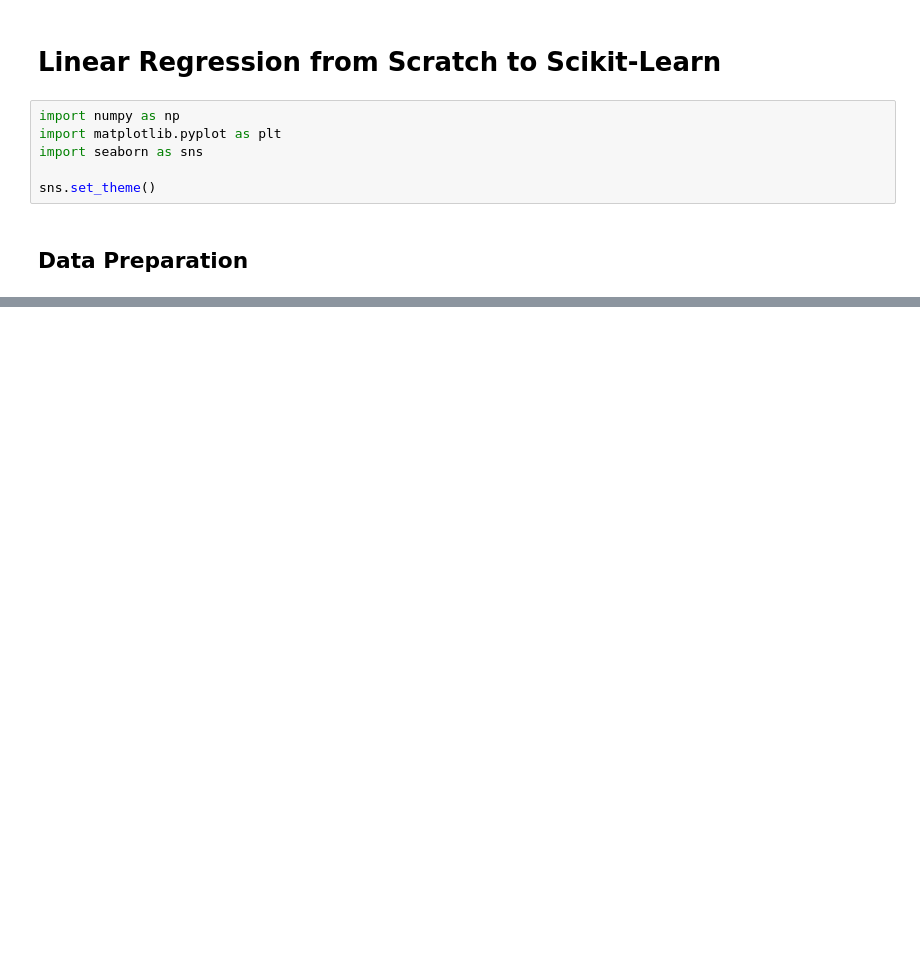
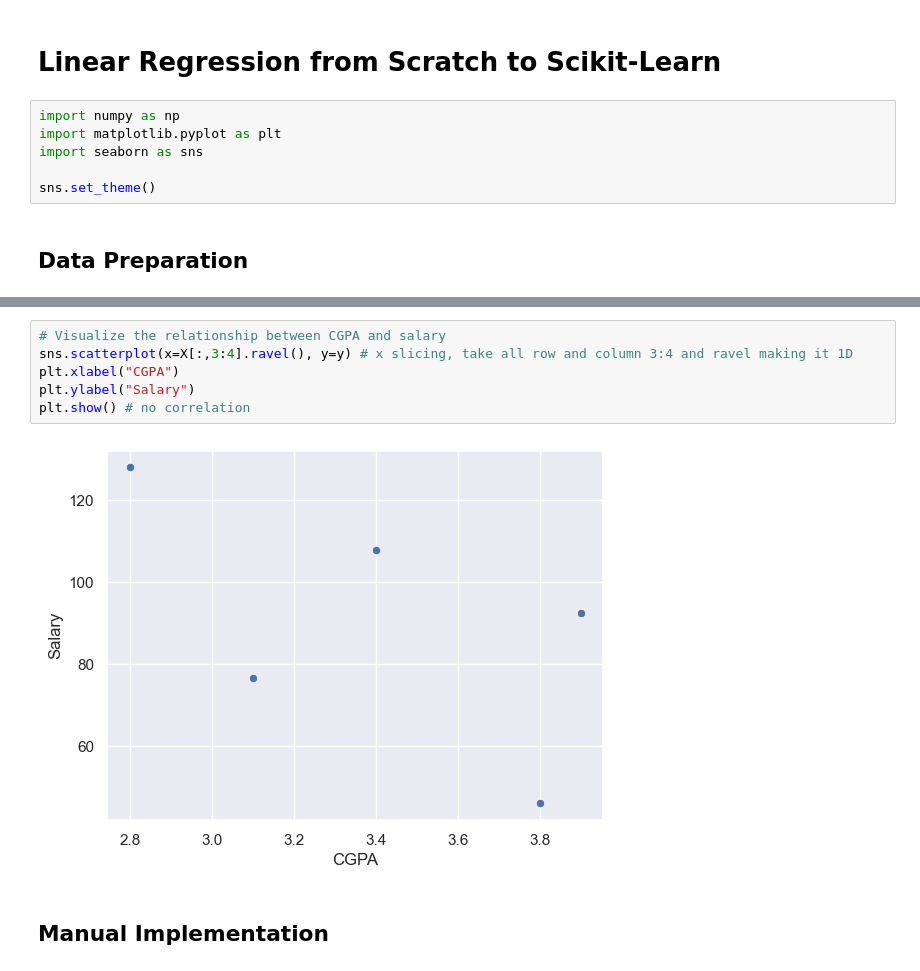
Before and after one commit to AlgoAbrar/Phitron_Ai_ML, a Jupyter notebook: Month_02_Machine_Learning/Module_11/multiple_linear_regression.ipynb, the cells around one changed output, grey strips where cells are left out. Saved outputs shown, nothing was run; the diff lists cells and outputs as text; blank space fills up the shorter version.

```diff
--- a/Month_02_Machine_Learning/Module_11/multiple_linear_regression.ipynb
+++ b/Month_02_Machine_Learning/Module_11/multiple_linear_regression.ipynb
@@ -29,0 +48,10 @@ plt.show()
+# %%
+# Visualize the relationship between CGPA and salary
+sns.scatterplot(x=X[:,3:4].ravel(), y=y) # x slicing, take all row and column 3:4 and ravel making it 1D
+plt.xlabel("CGPA")
+plt.ylabel("Salary")
+plt.show() # no correlation
+# %% [output]
+[figure, added]
+# %% [markdown]
+## Manual Implementation
```
Also changed, not shown: parts of 10 cells of this notebook.
